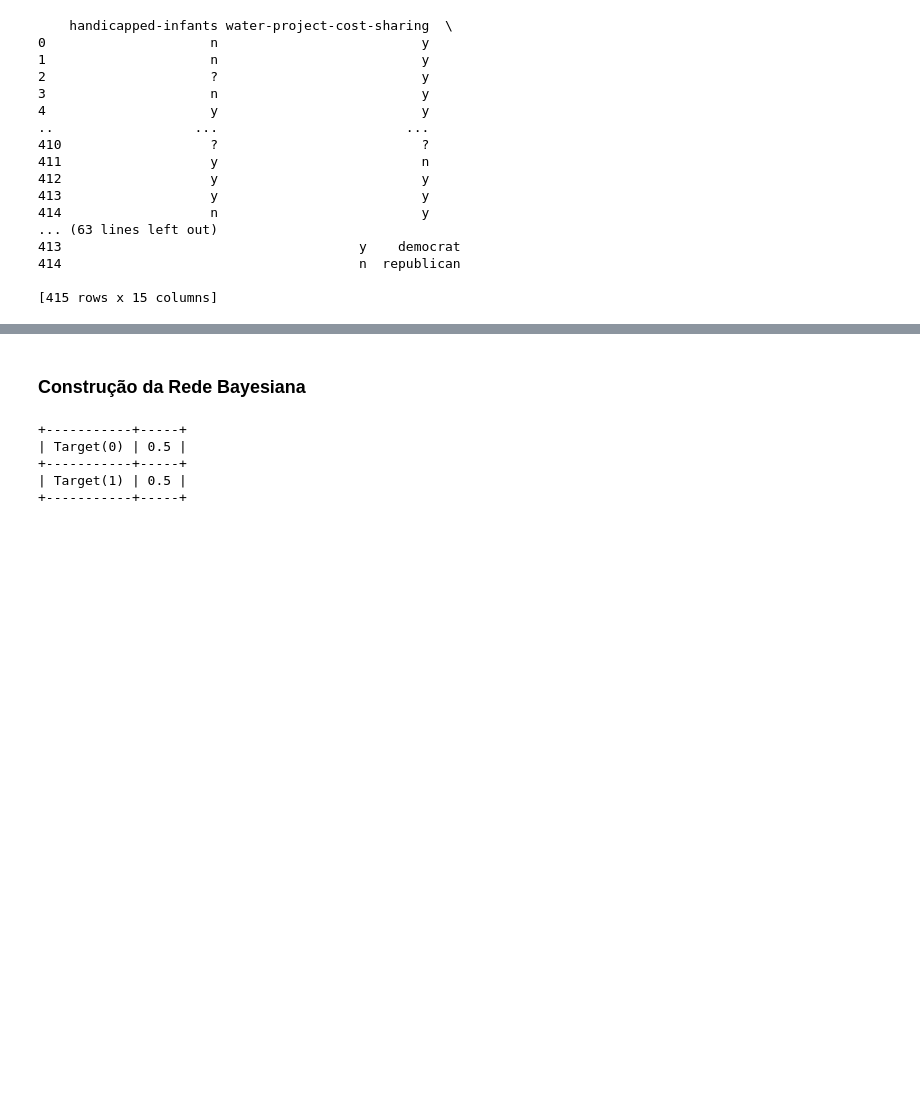
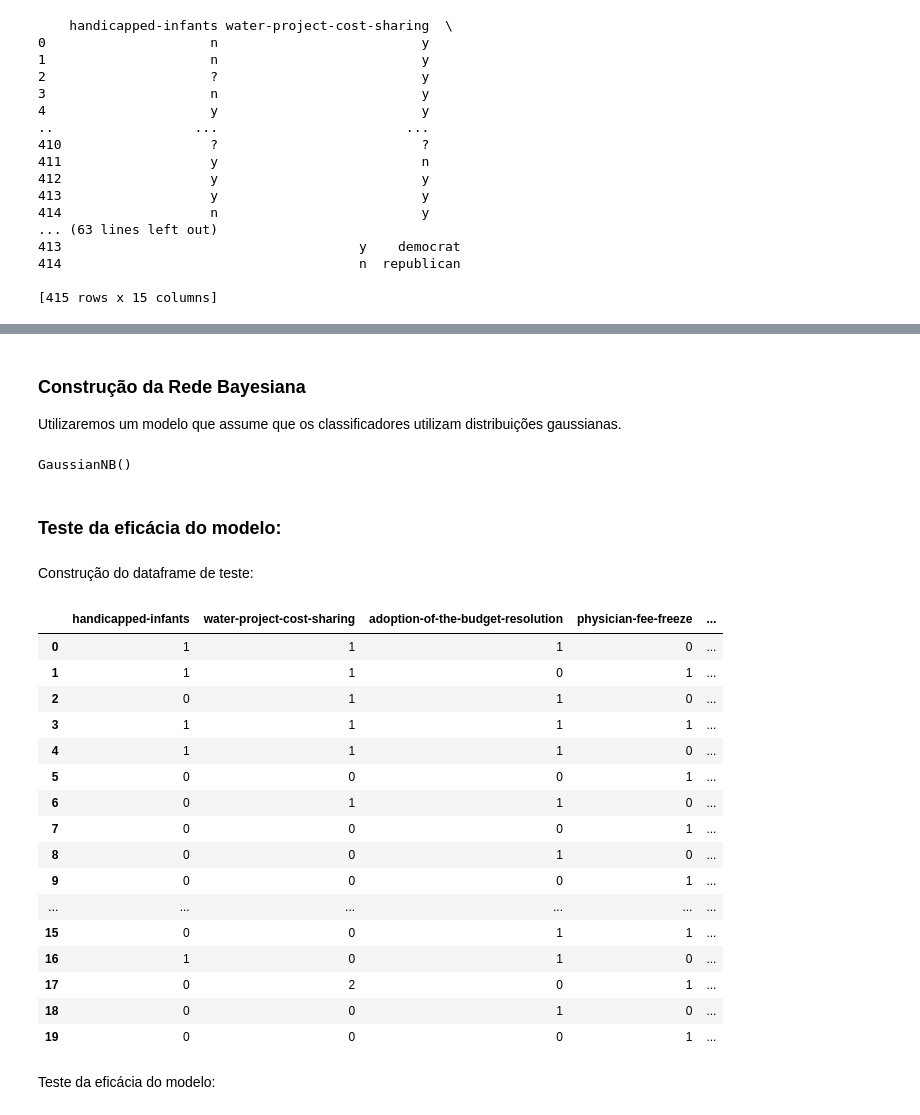
Before and after one commit to Rafa658/Lab-3-Bayes-Nets, a Jupyter notebook: lab.ipynb, the cells around one changed output, grey strips where cells are left out. Cells and saved outputs as stored; diff of their text form; code cells hidden in the pictures; blank space fills up the shorter version.

Commit message:
Added preliminary model construction

```diff
--- a/lab.ipynb
+++ b/lab.ipynb
@@ -84,4 +62,0 @@ Vemos que, em alguns atributos, está listado '?' como valor, o que indica que h
-# %%
-for col in list(df):        # itera sobre as colunas de df
-    df=df[df[col]!='?']     # para cada coluna, elimina linhas  com valor '?'
-print(df)
@@ -105,0 +66,14 @@ print(df)
+# %%
+def bool(x):
+    if x == '?':
+        return 2
+    elif x == 'y':
+        return 1
+    elif x == 'n':
+        return 0
+
+# vamos aplicar a todas as colunas exceto 'Target', que não segue a tricotoima n, y e ?:
+for col in list(df.drop(['Target'], axis=1)):
+    df[col] = df[col].apply(bool)
+
+df
@@ -106,18 +94,50 @@ print(df)
 # %% [markdown]
 
 ### Construção da Rede Bayesiana
+Utilizaremos um modelo que assume que os classificadores utilizam distribuições gaussianas.
-# %%
-from pgmpy.factors.discrete import TabularCPD
-from pgmpy.models import BayesianNetwork
-
-# cpd - conditional probability distribuition
-
-infos = []
-for col in list(df.drop(['Target']))
-model = BayesianNetwork([()])
-# %% [output]
-+-----------+-----+
-| Target(0) | 0.5 |
-+-----------+-----+
-| Target(1) | 0.5 |
-+-----------+-----+
+# %%
+from sklearn.naive_bayes import GaussianNB
+
+target = df['Target']
+inputs = df.drop(['Target'], axis=1)
+
+model = GaussianNB()
+model.fit(inputs, target)
+# %% [output]
+GaussianNB()
+# %% [markdown]
+### Teste da eficácia do modelo:
+# %% [markdown]
+Construção do dataframe de teste:
+# %%
+df_test = pd.read_csv('republican_democrat_test.csv', sep = ',').drop(['ID'], axis=1)
+
+for col in list(df_test):
+    df_test[col] = df_test[col].apply(bool)
+
+df_test
+
+# target_test=df_test['Target']
+# inputs_test = df_test.drop(['Target'], axis=1)
+
+# model.score(inputs_test, target_test)
+# %% [output]
+|  | handicapped-infants | water-project-cost-sharing | adoption-of-the-budget-resolution | physician-fee-freeze | ... |
+| 0 | 1 | 1 | 1 | 0 | ... |
+| 1 | 1 | 1 | 0 | 1 | ... |
+| 2 | 0 | 1 | 1 | 0 | ... |
+| 3 | 1 | 1 | 1 | 1 | ... |
+| 4 | 1 | 1 | 1 | 0 | ... |
+| 5 | 0 | 0 | 0 | 1 | ... |
+| 6 | 0 | 1 | 1 | 0 | ... |
+| 7 | 0 | 0 | 0 | 1 | ... |
+| 8 | 0 | 0 | 1 | 0 | ... |
+| 9 | 0 | 0 | 0 | 1 | ... |
+| ... | ... | ... | ... | ... | ... |
+| 15 | 0 | 0 | 1 | 1 | ... |
+| 16 | 1 | 0 | 1 | 0 | ... |
+| 17 | 0 | 2 | 0 | 1 | ... |
+| 18 | 0 | 0 | 1 | 0 | ... |
+| 19 | 0 | 0 | 0 | 1 | ... |
+# %% [markdown]
+Teste da eficácia do modelo:
```
Also changed, not shown: parts of 8 cells of this notebook.
